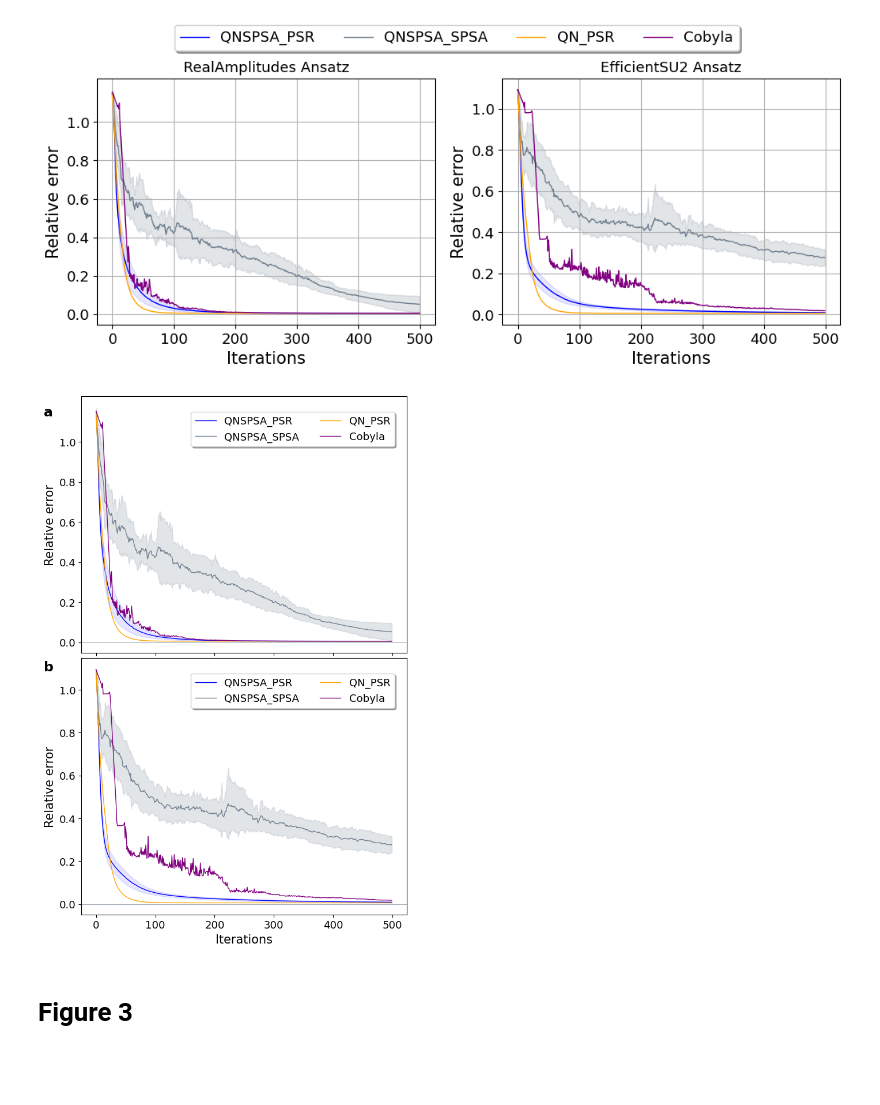
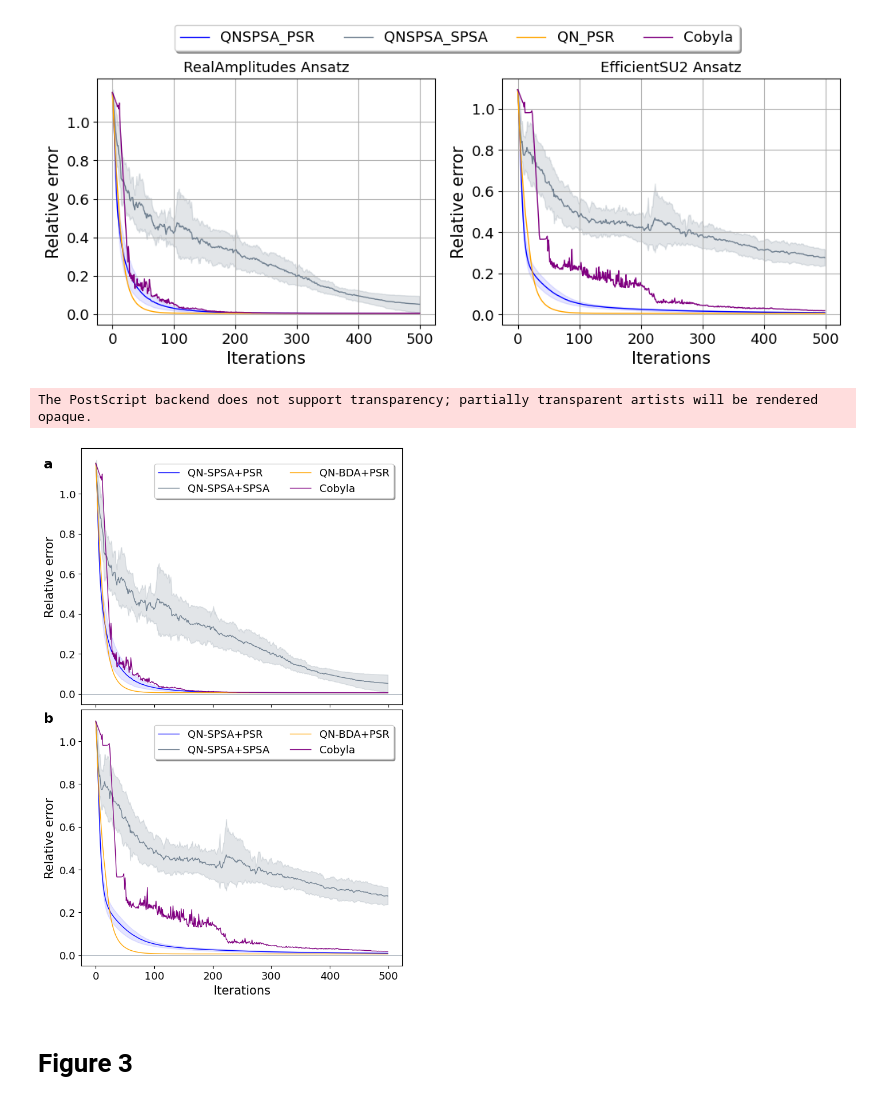
Before and after one commit to nguyenvulinh666/Variational-Quantum-EigeinSolver, a Jupyter notebook: Plot_data.ipynb, the cells around one changed output. Cells and saved outputs as stored; diff of their text form; code cells hidden in the pictures; blank space fills up the shorter version.

```diff
--- a/Plot_data.ipynb
+++ b/Plot_data.ipynb
@@ -618,17 +809,17 @@ mean_QNSPSA_PRS_ReAm_12_500_J1h2 = abs(np.mean([QNSPSA_PRS_ReAm_12_500_J1h2[i][0
 std_QNSPSA_PRS_ReAm_12_500_J1h2 = abs((np.std([QNSPSA_PRS_ReAm_12_500_J1h2[i][0:interation] for i in range(len(QNSPSA_PRS_ReAm_12_500_J1h2))], axis=0))/gs_energy_12_J1_h2)
 
 
-ax0.plot(mean_QNSPSA_PRS_ReAm_12_500_J1h2, color='blue', lw=1, label='QNSPSA_PSR')
+ax0.plot(mean_QNSPSA_PRS_ReAm_12_500_J1h2, color='blue', lw=1, label='QN-SPSA+PSR')
 ax0.fill_between(x, mean_QNSPSA_PRS_ReAm_12_500_J1h2+std_QNSPSA_PRS_ReAm_12_500_J1h2, mean_QNSPSA_PRS_ReAm_12_500_J1h2-std_QNSPSA_PRS_ReAm_12_500_J1h2, color='blue', alpha=.1)
 
 
 mean_QNSPSA_SPSA_ReAm_12_500_J1h2 = abs(np.mean([QNSPSA_SPSA_ReAm_12_500_J1h2[i][0:interation] for i in range(len(QNSPSA_SPSA_ReAm_12_500_J1h2))], axis=0) - gs_energy_12_J1_h2)/abs(gs_energy_12_J1_h2)
 std_QNSPSA_SPSA_ReAm_12_500_J1h2 = abs((np.std([QNSPSA_SPSA_ReAm_12_500_J1h2[i][0:interation] for i in range(len(QNSPSA_SPSA_ReAm_12_500_J1h2))], axis=0))/gs_energy_12_J1_h2)
 
-ax0.plot(mean_QNSPSA_SPSA_ReAm_12_500_J1h2, color='slategrey', lw=1, label='QNSPSA_SPSA')
+ax0.plot(mean_QNSPSA_SPSA_ReAm_12_500_J1h2, color='slategrey', lw=1, label='QN-SPSA+SPSA')
 ax0.fill_between(x, mean_QNSPSA_SPSA_ReAm_12_500_J1h2+std_QNSPSA_SPSA_ReAm_12_500_J1h2, mean_QNSPSA_SPSA_ReAm_12_500_J1h2-std_QNSPSA_SPSA_ReAm_12_500_J1h2, color='slategrey', alpha=.2)
 
-ax0.plot(abs((QNG_ReAm_12_500_J1h2-gs_energy_12_J1_h2)/gs_energy_12_J1_h2), color='orange', lw=1, label='QN_PSR')
+ax0.plot(abs((QNG_ReAm_12_500_J1h2-gs_energy_12_J1_h2)/gs_energy_12_J1_h2), color='orange', lw=1, label='QN-BDA+PSR')
 ax0.plot(abs((CoByla_ReAm_12_500_J1h2-gs_energy_12_J1_h2)/gs_energy_12_J1_h2), color='purple', lw=1, alpha=1, label='Cobyla')
 
 
@@ -636,7 +827,7 @@ mean_QNSPSA_PRS_SU2_12_500_J1h2 = abs(np.mean([QNSPSA_PRS_SU2_12_500_J1h2[i][0:i
 std_QNSPSA_PRS_SU2_12_500_J1h2 = abs((np.std([QNSPSA_PRS_SU2_12_500_J1h2[i][0:interation] for i in range(len(QNSPSA_PRS_SU2_12_500_J1h2))], axis=0))/gs_energy_12_J1_h2)
 
 
-ax1.plot(mean_QNSPSA_PRS_SU2_12_500_J1h2, color='blue', lw=1, label='QNSPSA_PSR')
+ax1.plot(mean_QNSPSA_PRS_SU2_12_500_J1h2, color='blue', lw=1, label='QN-SPSA+PSR')
 ax1.fill_between(x, mean_QNSPSA_PRS_SU2_12_500_J1h2+std_QNSPSA_PRS_SU2_12_500_J1h2, mean_QNSPSA_PRS_SU2_12_500_J1h2-std_QNSPSA_PRS_SU2_12_500_J1h2, color='blue', alpha=.1)
 
 
@@ -644,10 +835,10 @@ mean_QNSPSA_SPSA_SU2_12_500_J1h2 = abs(np.mean([QNSPSA_SPSA_SU2_12_500_J1h2[i][0
 std_QNSPSA_SPSA_SU2_12_500_J1h2 = abs((np.std([QNSPSA_SPSA_SU2_12_500_J1h2[i][0:interation] for i in range(len(QNSPSA_SPSA_SU2_12_500_J1h2))], axis=0))/gs_energy_12_J1_h2)
 
 
-ax1.plot(mean_QNSPSA_SPSA_SU2_12_500_J1h2, color='slategrey', lw=1, label='QNSPSA_SPSA')
+ax1.plot(mean_QNSPSA_SPSA_SU2_12_500_J1h2, color='slategrey', lw=1, label='QN-SPSA+SPSA')
 ax1.fill_between(x, mean_QNSPSA_SPSA_SU2_12_500_J1h2+std_QNSPSA_SPSA_SU2_12_500_J1h2, mean_QNSPSA_SPSA_SU2_12_500_J1h2-std_QNSPSA_SPSA_SU2_12_500_J1h2, color='slategrey', alpha=.2)
 
-ax1.plot(abs((QNG_SU2_12_500_J1h2-gs_energy_12_J1_h2)/gs_energy_12_J1_h2), color='orange', lw=1, label='QN_PSR') #, label='QN_PRS - EffcientSU2')
+ax1.plot(abs((QNG_SU2_12_500_J1h2-gs_energy_12_J1_h2)/gs_energy_12_J1_h2), color='orange', lw=1, label='QN-BDA+PSR') #, label='QN_PRS - EffcientSU2')
 ax1.plot(abs((CoByla_SU2_12_500_J1h2-gs_energy_12_J1_h2)/gs_energy_12_J1_h2), color='purple', lw=1, alpha=1, label='Cobyla') #, label='Cobyla - EffcientSU2')
 # plt.yscale('log')
 ax0.set_ylabel('Relative error', fontsize=fontsize+2)
@@ -656,37 +847,38 @@ ax0.tick_params(axis="x", labelbottom=False, bottom=True)
 ax1.set_ylabel('Relative error', fontsize=fontsize+2)
 ax1.set_xlabel('Iterations', fontsize=fontsize+2)
 # ax0.set_title('RealAmplitudes Ansatz', fontsize=fontsize)
 # ax1.set_title('EfficientSU2 Ansatz', fontsize=fontsize)
 
 ax0.set_yticks(np.arange(0, 1.2, step=0.2))
 ax1.locator_params(axis="both", nbins=6)
 # plt.axhline(y=gs_energy, color="tab:red", ls="--", lw=1, label="Target: " + str(gs_energy))
 # Exact ground state energy value
 # plt.axhline(y=0.001, color="silver", ls="--", lw=1, label="Target: " + str(f'{0.001}'))
 # plt.title('Quantum Natural Gradient Descent with various of learning rate')
 
 
 # ax0.grid()
 # ax1.grid()
 
 matplotlib.rc('xtick', labelsize=fontsize)
 matplotlib.rc('ytick', labelsize=fontsize)
 # plt.ylim((0,0.05))
 # fig.tight_layout(pad=3.0)
 # fig.legend(loc='upper center' ,bbox_to_anchor=(0.56, 1.08),  ncol=2, fancybox=True, shadow=True, fontsize=fontsize)
-ax0.legend(loc='upper center' ,bbox_to_anchor=(0.65, 0.96),  ncol=2, fancybox=True, shadow=True, fontsize=fontsize)
-ax1.legend(loc='upper center' ,bbox_to_anchor=(0.65, 0.96),  ncol=2, fancybox=True, shadow=True, fontsize=fontsize)
+ax0.legend(loc='upper center' ,bbox_to_anchor=(0.60, 0.96),  ncol=2, fancybox=True, shadow=True, fontsize=fontsize)
+ax1.legend(loc='upper center' ,bbox_to_anchor=(0.60, 0.96),  ncol=2, fancybox=True, shadow=True, fontsize=fontsize)
 # plt.title("Figure 2: Compare Reamplitudes and EffcientSU2 ansatz", y = -1)
 fig.text(0.005, 0.96, 'a', weight='bold', fontsize = 17, color ="black")
 fig.text(0.005, 0.5, 'b', weight ='bold', fontsize = 17, color ="black")
 ax0.axhline(y=0.0, color='slategrey', linewidth=.5, linestyle='-')
 ax1.axhline(y=0.0, color='slategrey', linewidth=.5, linestyle='-')
 
 plt.tight_layout(pad=0.3)
-file_type = 'pdf'
+file_type = 'eps'
 fig.savefig(f'./Figure/Figure2 - 12 -Compared ReAm and EffSU2.{file_type}', format=file_type, dpi=600, bbox_inches='tight')
 # %% [output]
+The PostScript backend does not support transparency; partially transparent artists will be rendered opaque.
-[figure, old version]
+[figure, new version]
 # %% [markdown]
 # Figure 3
 # %%
```
Also changed, not shown: parts of 15 cells of this notebook, 22 other files.
